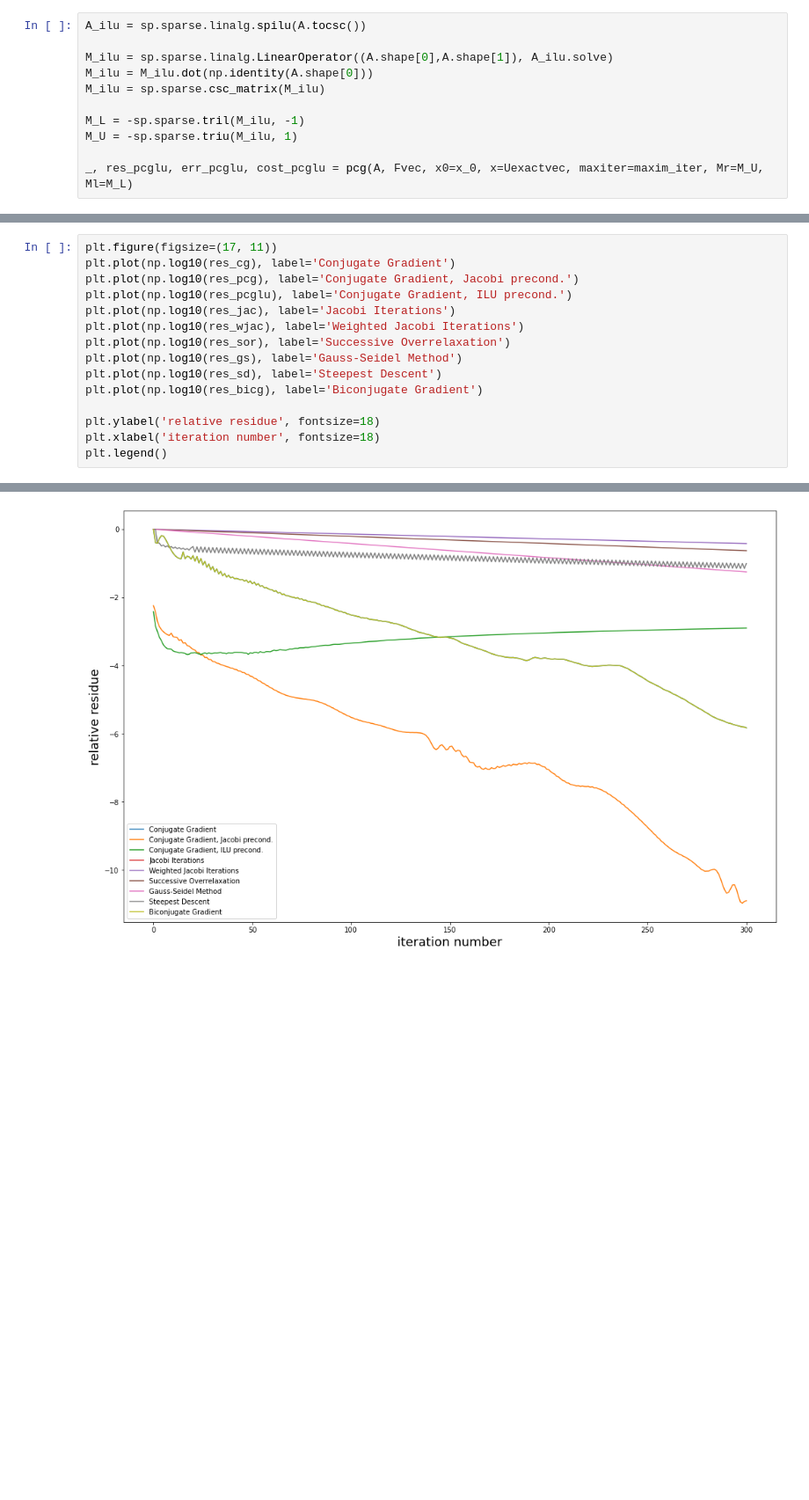
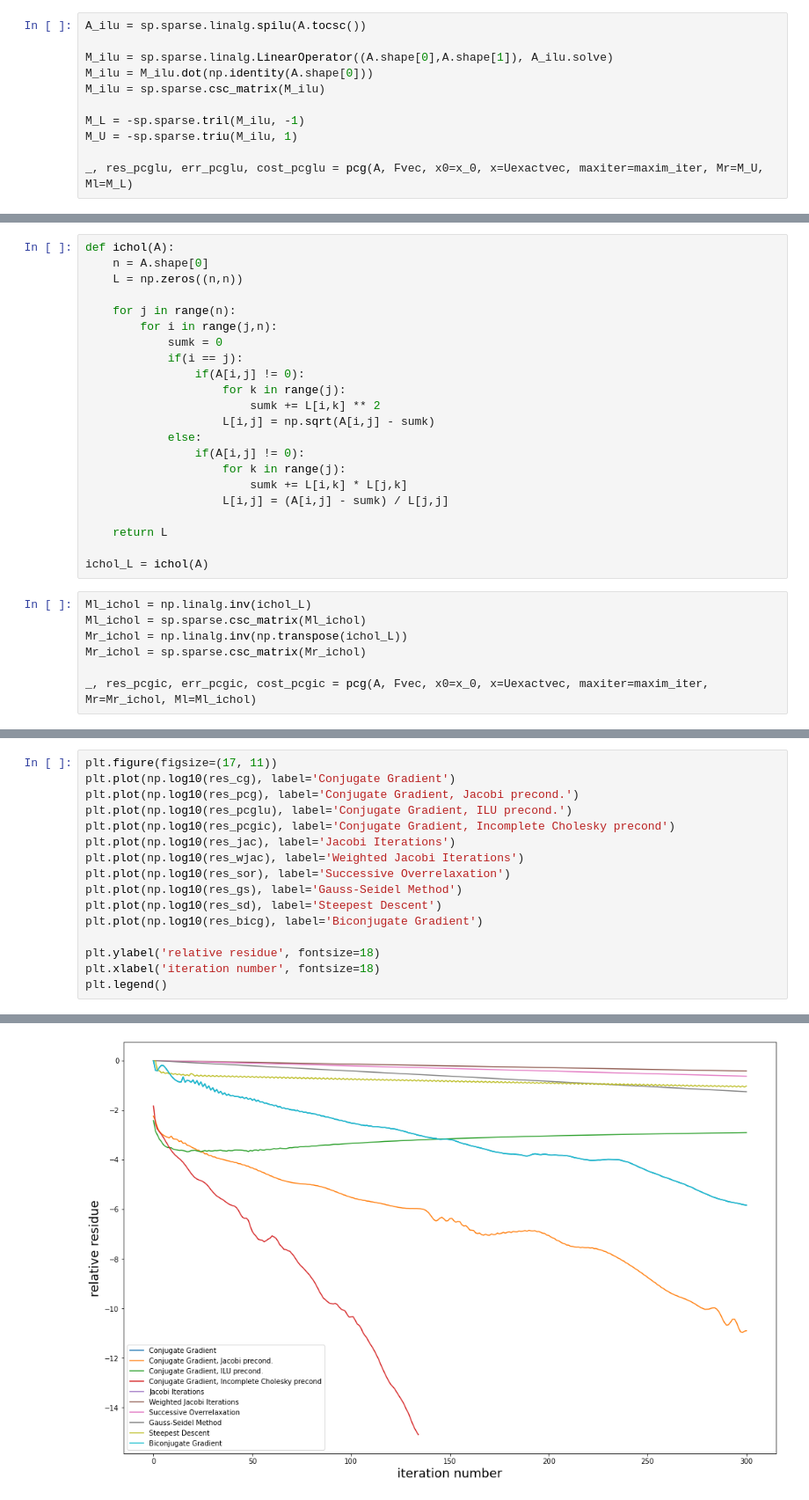
Before and after one commit to okhmat/Iterative-Methods, a Jupyter notebook: Iterative_Solvers.ipynb, the cells around one changed output, grey strips where cells are left out. Shown at 88% size. Cells and saved outputs as stored; diff of their text form; blank space fills up the shorter version.

Commit message:
Added incomplete Cholesky preconditioner

```diff
--- a/Iterative_Solvers.ipynb
+++ b/Iterative_Solvers.ipynb
@@ -580,0 +583,29 @@ _, res_pcglu, err_pcglu, cost_pcglu = pcg(A, Fvec, x0=x_0, x=Uexactvec, maxiter=
+# %%
+def ichol(A):
+    n = A.shape[0]
+    L = np.zeros((n,n))
+
+    for j in range(n):
+        for i in range(j,n):
+            sumk = 0
+            if(i == j):
+                if(A[i,j] != 0):
+                    for k in range(j):
+                        sumk += L[i,k] ** 2
+                    L[i,j] = np.sqrt(A[i,j] - sumk)
+            else:
+                if(A[i,j] != 0):
+                    for k in range(j):
+                        sumk += L[i,k] * L[j,k]
+                    L[i,j] = (A[i,j] - sumk) / L[j,j]
+
+    return L
+
+ichol_L = ichol(A)
+# %%
+Ml_ichol = np.linalg.inv(ichol_L)
+Ml_ichol = sp.sparse.csc_matrix(Ml_ichol)
+Mr_ichol = np.linalg.inv(np.transpose(ichol_L))
+Mr_ichol = sp.sparse.csc_matrix(Mr_ichol)
+
+_, res_pcgic, err_pcgic, cost_pcgic = pcg(A, Fvec, x0=x_0, x=Uexactvec, maxiter=maxim_iter, Mr=Mr_ichol, Ml=Ml_ichol)
@@ -581,18 +614,19 @@ _, res_pcglu, err_pcglu, cost_pcglu = pcg(A, Fvec, x0=x_0, x=Uexactvec, maxiter=
 # %%
 plt.figure(figsize=(17, 11))
 plt.plot(np.log10(res_cg), label='Conjugate Gradient')
 plt.plot(np.log10(res_pcg), label='Conjugate Gradient, Jacobi precond.')
 plt.plot(np.log10(res_pcglu), label='Conjugate Gradient, ILU precond.')
+plt.plot(np.log10(res_pcgic), label='Conjugate Gradient, Incomplete Cholesky precond')
 plt.plot(np.log10(res_jac), label='Jacobi Iterations')
 plt.plot(np.log10(res_wjac), label='Weighted Jacobi Iterations')
 plt.plot(np.log10(res_sor), label='Successive Overrelaxation')
 plt.plot(np.log10(res_gs), label='Gauss-Seidel Method')
 plt.plot(np.log10(res_sd), label='Steepest Descent')
 plt.plot(np.log10(res_bicg), label='Biconjugate Gradient')
 
 plt.ylabel('relative residue', fontsize=18)
 plt.xlabel('iteration number', fontsize=18)
 plt.legend()
 # %% [output]
 <matplotlib.legend.Legend at 0x...>
-[figure, old version]
+[figure, new version]
```
Also changed, not shown: parts of 3 cells of this notebook.
